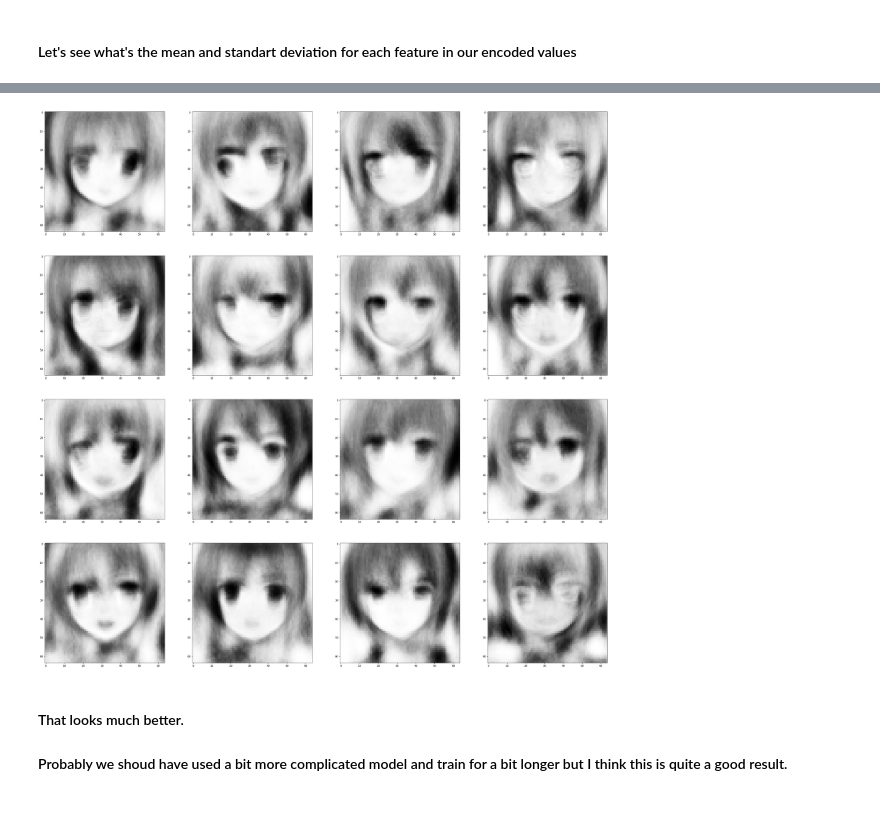
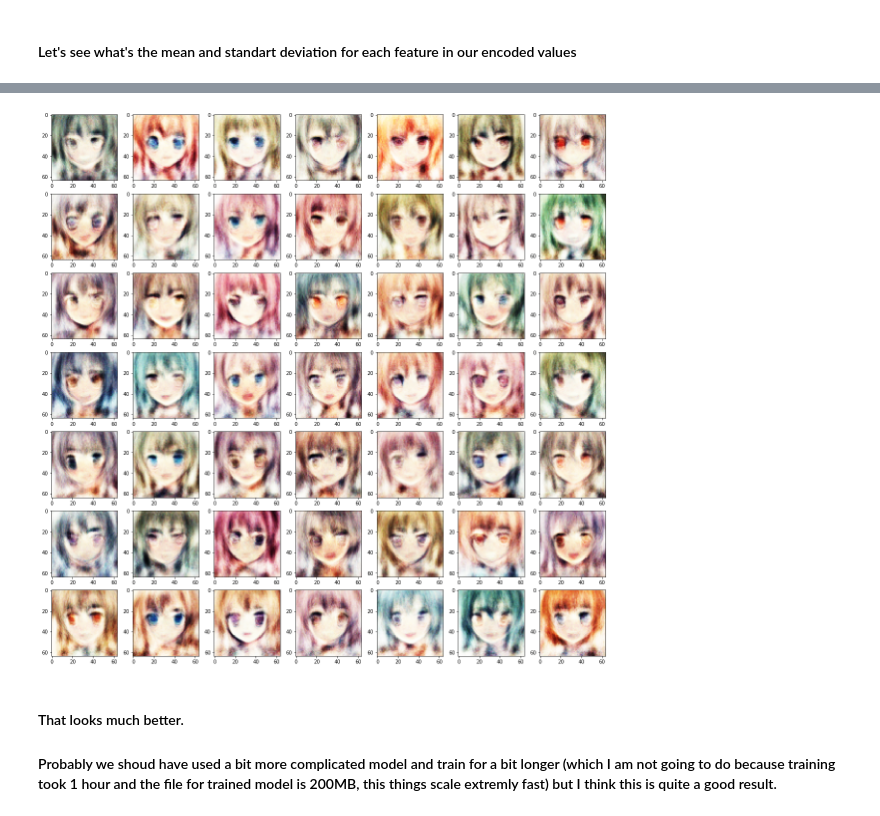
Before and after one commit to AndriyReznichenko/Machine-Learning, a Jupyter notebook: Autoencoder/AutoEncoder.ipynb, the cells around one changed output, grey strips where cells are left out. Cells and saved outputs as stored; diff of their text form; code cells hidden in the pictures.

```diff
--- a/Autoencoder/AutoEncoder.ipynb
+++ b/Autoencoder/AutoEncoder.ipynb
@@ -139,8 +110,8 @@ Consider using a TensorFlow optimizer from `tf.train`.
 # %% [markdown]
 #### Let's see what out network generates for train dataset
 # %%
-ind = 34
-y = autoencoder.predict(e[0:30])
+ind = 1
+y = autoencoder.predict(train_data[0:30])
 
 i_size = 4
 j_size = 5
@@ -149,9 +120,9 @@ fig, axs = plt.subplots(i_size, j_size, figsize=(20, 10))
 
 for i in range(i_size):
     for j in range(j_size):
-        axs[i, j].imshow(y[i*i_size + j].reshape(64,64), cmap='gray', interpolation='none')
+        axs[i, j].imshow(y[i*i_size + j].reshape(64,64,3))
 
-axs[0,0].imshow(e[ind].reshape(64,64), cmap='gray', interpolation='none')
+axs[0,0].imshow(train_data[ind].reshape(64,64,3))
 
 plt.show()
 # %% [output]
@@ -166,8 +138,8 @@ fig, axs = plt.subplots(i_size, j_size, figsize=(20, 15))
 
 for i in range(i_size):
     for j in range(j_size):
-        rnd = np.random.rand(1,64).astype('float32')
+        rnd = (np.random.rand(1,100).astype('float32') - .5) * 50
         y = autoencoder.decoder(rnd).numpy()
-        axs[i, j].imshow(y.reshape(64,64), cmap='gray', interpolation='none')
+        axs[i, j].imshow(y.reshape(64,64,3))
 plt.show()
 # %% [output]
@@ -178,8 +151,8 @@ plt.show()
 # %%
 encoded_vals = []
 
-for i in range(len(e)):
-    encoded_val  = autoencoder.encoder(e[i].reshape(-1,64,64,1).astype('float32')).numpy()
+for i in range(len(train_data)):
+    encoded_val  = autoencoder.encoder(train_data[i].reshape(-1,64,64,3).astype('float32')).numpy()
     encoded_vals.append(encoded_val)
 
 encoded_vals = np.array(encoded_vals)
@@ -226,0 +201,9 @@ for i in range(latent_dim):
+# %%
+plt.figure(figsize=(3,3))
+enc_values = np.zeros((1, 100))
+for k in range(latent_dim):
+        enc_values[0, k] = mean_std[k, 0]
+enc_values = enc_values.astype('float32')
+y = autoencoder.decoder(enc_values).numpy()
+plt.imshow(y.reshape(64,64,3), cmap='gray', interpolation='none')
+plt.show()
@@ -227,22 +212,22 @@ for i in range(latent_dim):
 # %%
-i_size = 4
-j_size = 4
+i_size = 7
+j_size = 7
 
-fig, axs = plt.subplots(i_size, j_size, figsize=(40, 40))
+fig, axs = plt.subplots(i_size, j_size, figsize=(20, 20))
 
-rnd = np.zeros((1, 64))
+rnd = np.zeros((1, 100))
 for i in range(i_size):
     for j in range(j_size):
         for k in range(latent_dim):
             # Generate a random number from normal distribution
             rnd[0, k] = np.random.normal(loc = mean_std[k, 0],
                                          scale = mean_std[k, 1])
         rnd = rnd.astype('float32')
         y = autoencoder.decoder(rnd).numpy()
-        axs[i, j].imshow(y.reshape(64,64), cmap='gray', interpolation='none')
+        axs[i, j].imshow(y.reshape(64,64,3), cmap='gray', interpolation='none')
 plt.show()
 # %% [output]
-[figure, old version]
+[figure, new version]
 # %% [markdown]
 #### That looks much better.
-#### Probably we shoud have used a bit more complicated model and train for a bit longer but I think this is quite a good result.
+#### Probably we shoud have used a bit more complicated model and train for a bit longer (which I am not going to do because training took 1 hour and the file for trained model is 200MB, this things scale extremly fast) but I think this is quite a good result.
```
Also changed, not shown: parts of 30 cells of this notebook, 1 other file.
